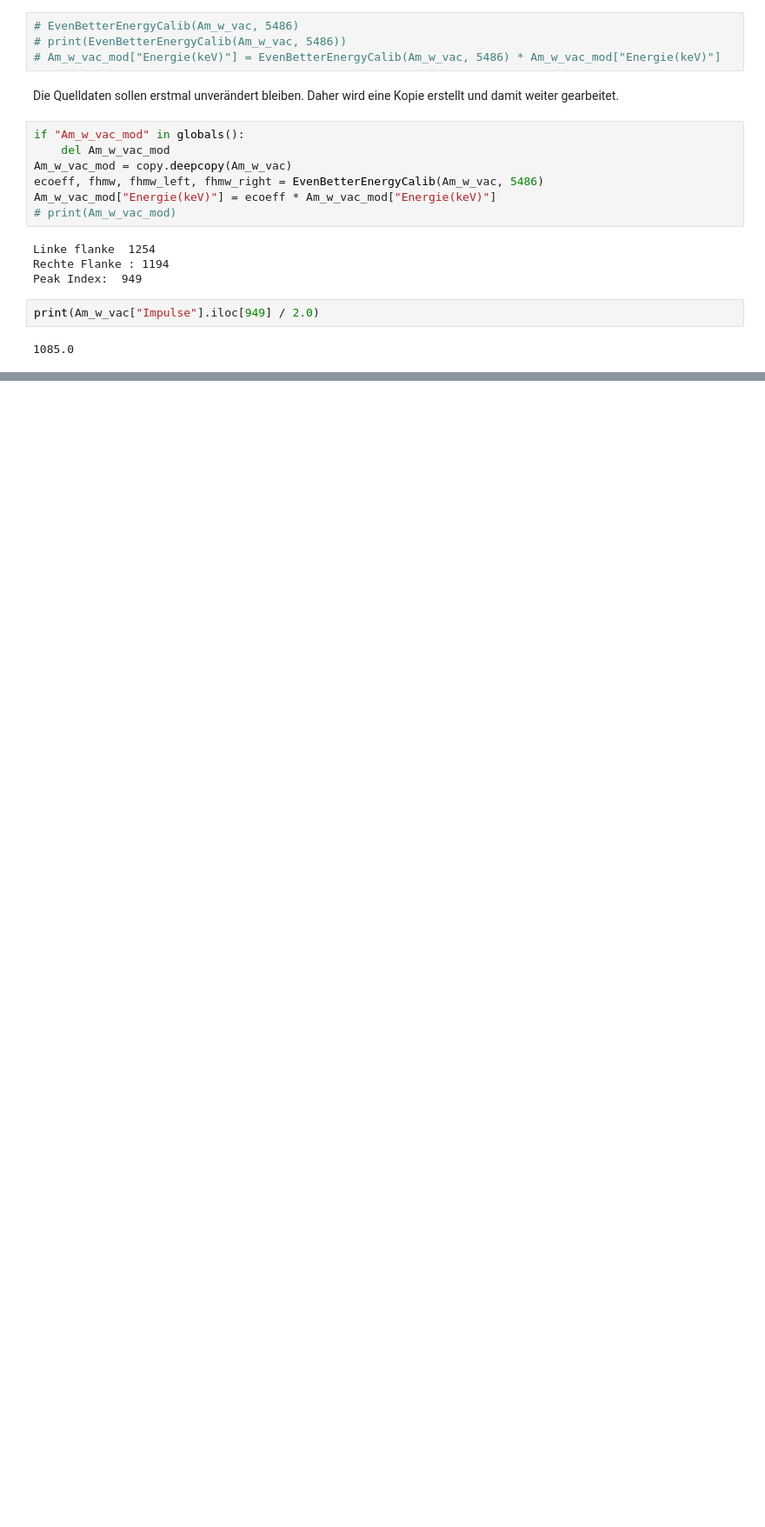
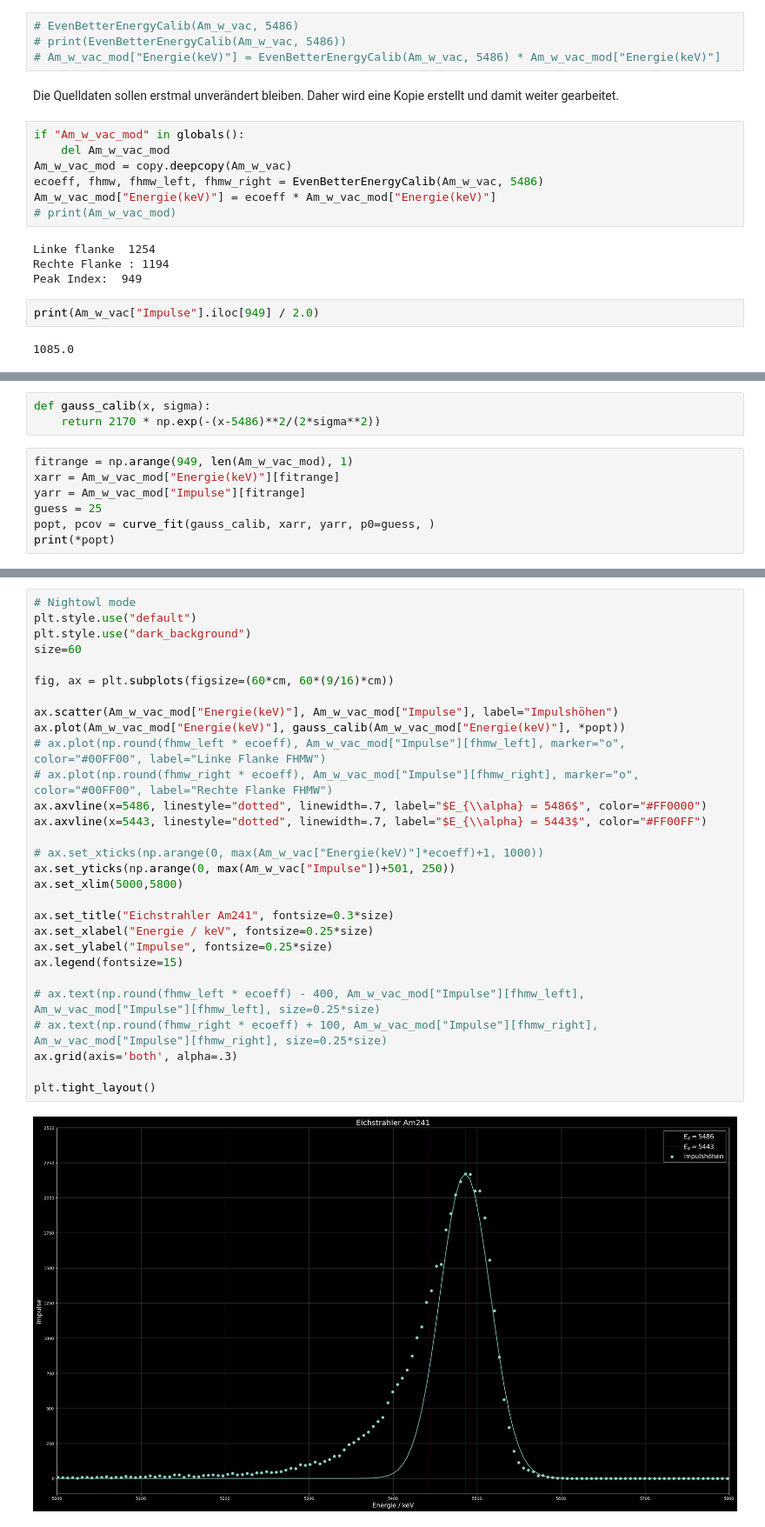
Before and after one commit to HateFindingNames/RadiationProtection_DetectorTechnology, a Jupyter notebook: V11/V11.ipynb, the cells around one changed output, grey strips where cells are left out. Shown at 87% size. Drawn from its saved outputs; the diff is of its cells as text; blank space fills up the shorter version.

```diff
--- a/V11/V11.ipynb
+++ b/V11/V11.ipynb
@@ -230,0 +240,10 @@ plt.tight_layout()
+# %%
+def gauss_calib(x, sigma):
+    return 2170 * np.exp(-(x-5486)**2/(2*sigma**2))
+# %%
+fitrange = np.arange(949, len(Am_w_vac_mod), 1)
+xarr = Am_w_vac_mod["Energie(keV)"][fitrange]
+yarr = Am_w_vac_mod["Impulse"][fitrange]
+guess = 25
+popt, pcov = curve_fit(gauss_calib, xarr, yarr, p0=guess, )
+print(*popt)
@@ -230,0 +252,31 @@ plt.tight_layout()
+# %%
+# Nightowl mode
+plt.style.use("default")
+plt.style.use("dark_background")
+size=60
+
+fig, ax = plt.subplots(figsize=(60*cm, 60*(9/16)*cm))
+
+ax.scatter(Am_w_vac_mod["Energie(keV)"], Am_w_vac_mod["Impulse"], label="Impulshöhen")
+ax.plot(Am_w_vac_mod["Energie(keV)"], gauss_calib(Am_w_vac_mod["Energie(keV)"], *popt))
+# ax.plot(np.round(fhmw_left * ecoeff), Am_w_vac_mod["Impulse"][fhmw_left], marker="o", color="#00FF00", label="Linke Flanke FHMW")
+# ax.plot(np.round(fhmw_right * ecoeff), Am_w_vac_mod["Impulse"][fhmw_right], marker="o", color="#00FF00", label="Rechte Flanke FHMW")
+ax.axvline(x=5486, linestyle="dotted", linewidth=.7, label="$E_{\\alpha} = 5486$", color="#FF0000")
+ax.axvline(x=5443, linestyle="dotted", linewidth=.7, label="$E_{\\alpha} = 5443$", color="#FF00FF")
+
+# ax.set_xticks(np.arange(0, max(Am_w_vac["Energie(keV)"]*ecoeff)+1, 1000))
+ax.set_yticks(np.arange(0, max(Am_w_vac["Impulse"])+501, 250))
+ax.set_xlim(5000,5800)
+
+ax.set_title("Eichstrahler Am241", fontsize=0.3*size)
+ax.set_xlabel("Energie / keV", fontsize=0.25*size)
+ax.set_ylabel("Impulse", fontsize=0.25*size)
+ax.legend(fontsize=15)
+
+# ax.text(np.round(fhmw_left * ecoeff) - 400, Am_w_vac_mod["Impulse"][fhmw_left], Am_w_vac_mod["Impulse"][fhmw_left], size=0.25*size)
+# ax.text(np.round(fhmw_right * ecoeff) + 100, Am_w_vac_mod["Impulse"][fhmw_right], Am_w_vac_mod["Impulse"][fhmw_right], size=0.25*size)
+ax.grid(axis='both', alpha=.3)
+
+plt.tight_layout()
+# %% [output]
+[figure, added]
```
Also changed, not shown: parts of 13 cells of this notebook, 4 other files.
